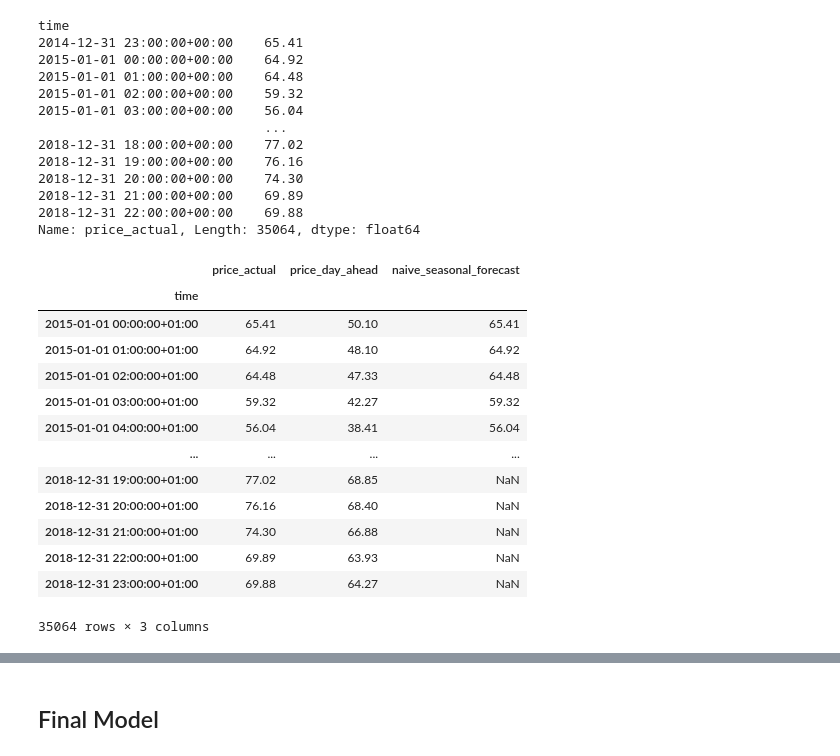
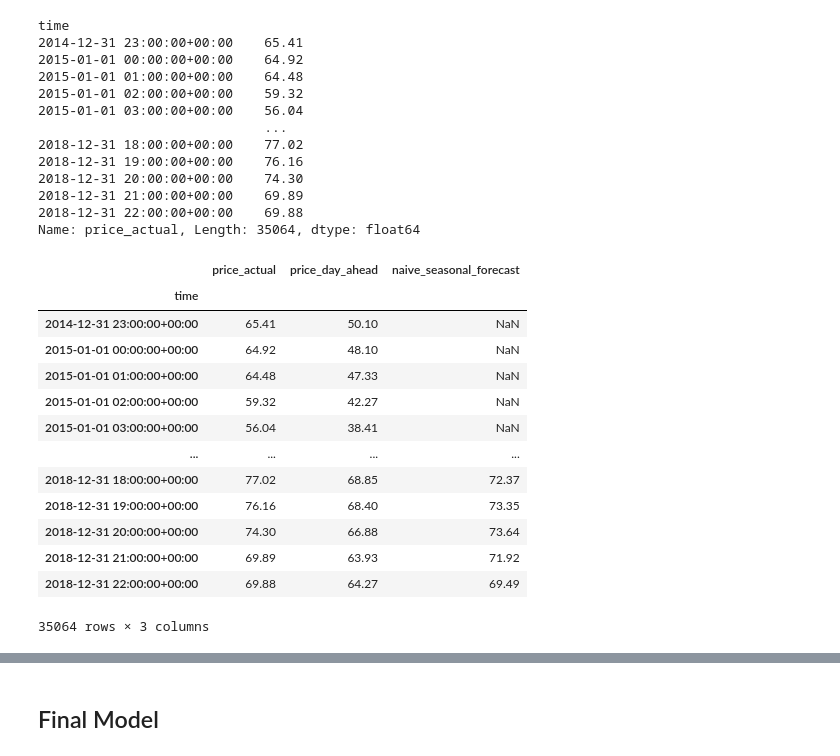
Before and after one commit to MattHendo/Time-Series-Energy-Markets, a Jupyter notebook: Time_Series_Energy_Markets.ipynb, the cells around one changed output, grey strips where cells are left out. Drawn from its saved outputs; the diff is of its cells as text; code cells hidden in the pictures.

```diff
--- a/Time_Series_Energy_Markets.ipynb
+++ b/Time_Series_Energy_Markets.ipynb
@@ -81,5 +81,7 @@ Index(['time', 'generation_biomass', 'generation_fossil_brown_coal/lignite',
       dtype='object')
 # %%
 data_target = data.copy()
+data_target['time'] = pd.to_datetime(data_target['time'], utc=True)
 data_target.set_index('time', inplace=True)  # Set 'time' as the index
 data_target = data_target[["price_actual", "price_day_ahead"]]
+data_target
@@ -502,22 +519,22 @@ time
 2018-12-31 22:00:00+00:00    69.88
 Name: price_actual, Length: 35064, dtype: float64
 # %%
-data_target['naive_seasonal_forecast'] = series.head(50)
+data_target['naive_seasonal_forecast'] = data_target['price_actual'].shift(24)
 data_target
 # %% [output]
 |  | price_actual | price_day_ahead | naive_seasonal_forecast |
 | time |  |  |  |
-| 2015-01-01 00:00:00+01:00 | 65.41 | 50.10 | 65.41 |
-| 2015-01-01 01:00:00+01:00 | 64.92 | 48.10 | 64.92 |
-| 2015-01-01 02:00:00+01:00 | 64.48 | 47.33 | 64.48 |
-| 2015-01-01 03:00:00+01:00 | 59.32 | 42.27 | 59.32 |
-| 2015-01-01 04:00:00+01:00 | 56.04 | 38.41 | 56.04 |
+| 2014-12-31 23:00:00+00:00 | 65.41 | 50.10 | NaN |
+| 2015-01-01 00:00:00+00:00 | 64.92 | 48.10 | NaN |
+| 2015-01-01 01:00:00+00:00 | 64.48 | 47.33 | NaN |
+| 2015-01-01 02:00:00+00:00 | 59.32 | 42.27 | NaN |
+| 2015-01-01 03:00:00+00:00 | 56.04 | 38.41 | NaN |
 | ... | ... | ... | ... |
-| 2018-12-31 19:00:00+01:00 | 77.02 | 68.85 | NaN |
-| 2018-12-31 20:00:00+01:00 | 76.16 | 68.40 | NaN |
-| 2018-12-31 21:00:00+01:00 | 74.30 | 66.88 | NaN |
-| 2018-12-31 22:00:00+01:00 | 69.89 | 63.93 | NaN |
-| 2018-12-31 23:00:00+01:00 | 69.88 | 64.27 | NaN |
+| 2018-12-31 18:00:00+00:00 | 77.02 | 68.85 | 72.37 |
+| 2018-12-31 19:00:00+00:00 | 76.16 | 68.40 | 73.35 |
+| 2018-12-31 20:00:00+00:00 | 74.30 | 66.88 | 73.64 |
+| 2018-12-31 21:00:00+00:00 | 69.89 | 63.93 | 71.92 |
+| 2018-12-31 22:00:00+00:00 | 69.88 | 64.27 | 69.49 |
 35064 rows × 3 columns
 # %%
 import matplotlib.pyplot as plt
```
Also changed, not shown: parts of 8 cells of this notebook.
